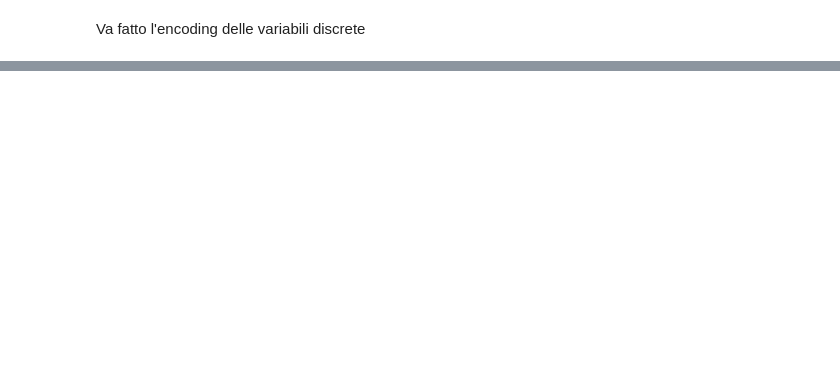
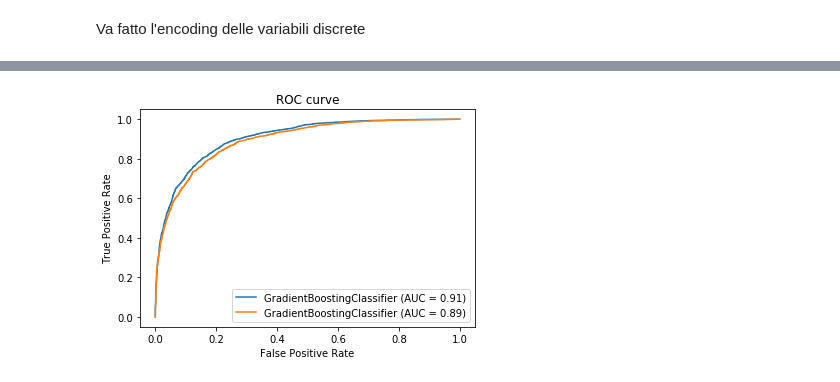
Before and after one commit to simonedambrosi/MLTOX-Simone, a Jupyter notebook: Script per tesi/First models.ipynb, the cells around one changed output, grey strips where cells are left out. Cells and saved outputs as stored; diff of their text form; code cells hidden in the pictures; blank space fills up the shorter version.

```diff
--- a/Script per tesi/First models.ipynb
+++ b/Script per tesi/First models.ipynb
@@ -141,0 +428,9 @@ dtype: object
+# %%
+# Faccio l'encoding di conc1_mean
+target = db_mod.conc1_mean.values
+target = np.where(target > 1, 1, 0)
+# elimino la colonna in db_mod
+
+db_mod.drop(columns='conc1_mean', inplace = True)
+print(target)
+db_mod.head()
@@ -141,0 +445,24 @@ dtype: object
+# %%
+from sklearn.ensemble import GradientBoostingClassifier
+from sklearn.model_selection import train_test_split
+
+X_train, X_test, y_train, y_test = train_test_split(db_mod.values, target, stratify = target,
+                                                    test_size=0.33, random_state=42)
+
+
+gbc = GradientBoostingClassifier()
+gbc.fit(X_train, y_train)
+
+y_pred_test = gbc.predict(X_test)
+
+from sklearn.metrics import accuracy_score, confusion_matrix, roc_auc_score
+from sklearn import metrics
+
+def eval_metrics(y_true, y_pred):
+    print("Test Confusion Matrix: \n", confusion_matrix(y_true, y_pred), "\n")
+
+    print("Test accuracy: ", accuracy_score(y_true, y_pred), "\n")
+
+    print("Test AUC: ", roc_auc_score(y_true, y_pred))
+
+eval_metrics(y_test, y_pred_test)
@@ -141,0 +477,10 @@ dtype: object
+# %%
+from sklearn.metrics import plot_roc_curve
+
+ax = plt.gca()
+ax.set_title("ROC curve")
+plot_roc_curve(gbc, X_train, y_train, ax=ax)
+plot_roc_curve(gbc, X_test, y_test, ax=ax)
+plt.show()
+# %% [output]
+[figure, added]
```
Also changed, not shown: parts of 43 cells of this notebook, 14 other files.
